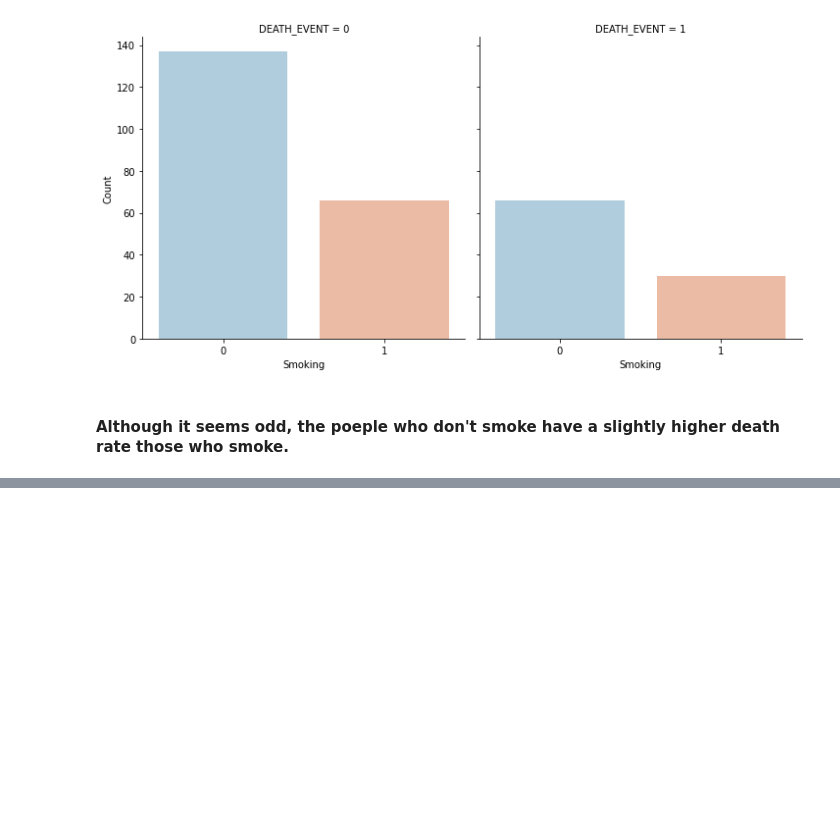
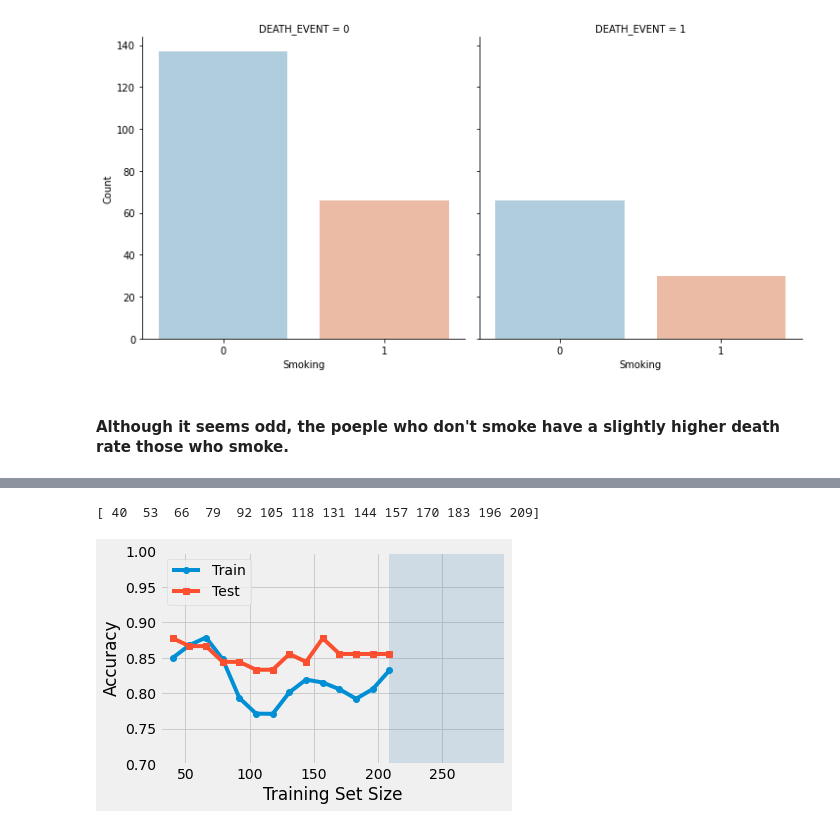
Before and after one commit to tjones104/Heart-Failure-Classification, a Jupyter notebook: Project2_Part1_Group22.ipynb, the cells around one changed output, grey strips where cells are left out. Drawn from its saved outputs; the diff is of its cells as text; code cells hidden in the pictures; blank space fills up the shorter version.

```diff
--- a/Project2_Part1_Group22.ipynb
+++ b/Project2_Part1_Group22.ipynb
@@ -312,0 +379,6 @@ g.set_axis_labels("Smoking", "Count")
+# %%
+X_train, X_test, y_train, y_test = train_test_split(X, y, test_size = 0.3, random_state = 123, stratify=y)
+
+print('Number of train examples:', y_train.shape[0])
+print('Number of test examples:', y_test.shape[0])
+print('Labels:', y_train)
@@ -312,0 +400,33 @@ g.set_axis_labels("Smoking", "Count")
+# %%
+from sklearn.linear_model import LogisticRegression
+
+
+
+clf_2 = LogisticRegression()
+
+pred_train, pred_test = [], []
+intervals = np.arange(40, X_train.shape[0] + 1,13)
+print(intervals)
+for i in intervals:
+    clf_2.fit(X_train[:i], y_train[:i])
+    p_train = clf_2.score(X_train[:i], y_train[:i])
+    p_test = clf_2.score(X_test, y_test)
+    pred_train.append(p_train)
+    pred_test.append(p_test)
+
+with plt.style.context(('fivethirtyeight')):
+    plt.plot(intervals, pred_train, marker='o', label='Train')
+    plt.plot(intervals, pred_test, marker='s', label='Test')
+    plt.legend(loc='best', numpoints=1)
+    plt.xlim([30, X_train.shape[0] + X_test.shape[0]])
+    plt.axvspan(X_train.shape[0],
+                X_train.shape[0] + X_test.shape[0],
+                alpha=0.2,
+                color='steelblue')
+    plt.ylim([0.7, 1.0])
+    plt.xlabel('Training Set Size')
+    plt.ylabel('Accuracy')
+    plt.tight_layout()
+# %% [output]
+[ 40  53  66  79  92 105 118 131 144 157 170 183 196 209]
+[figure, added]
```
Also changed, not shown: parts of 25 cells of this notebook, 2 other files.
